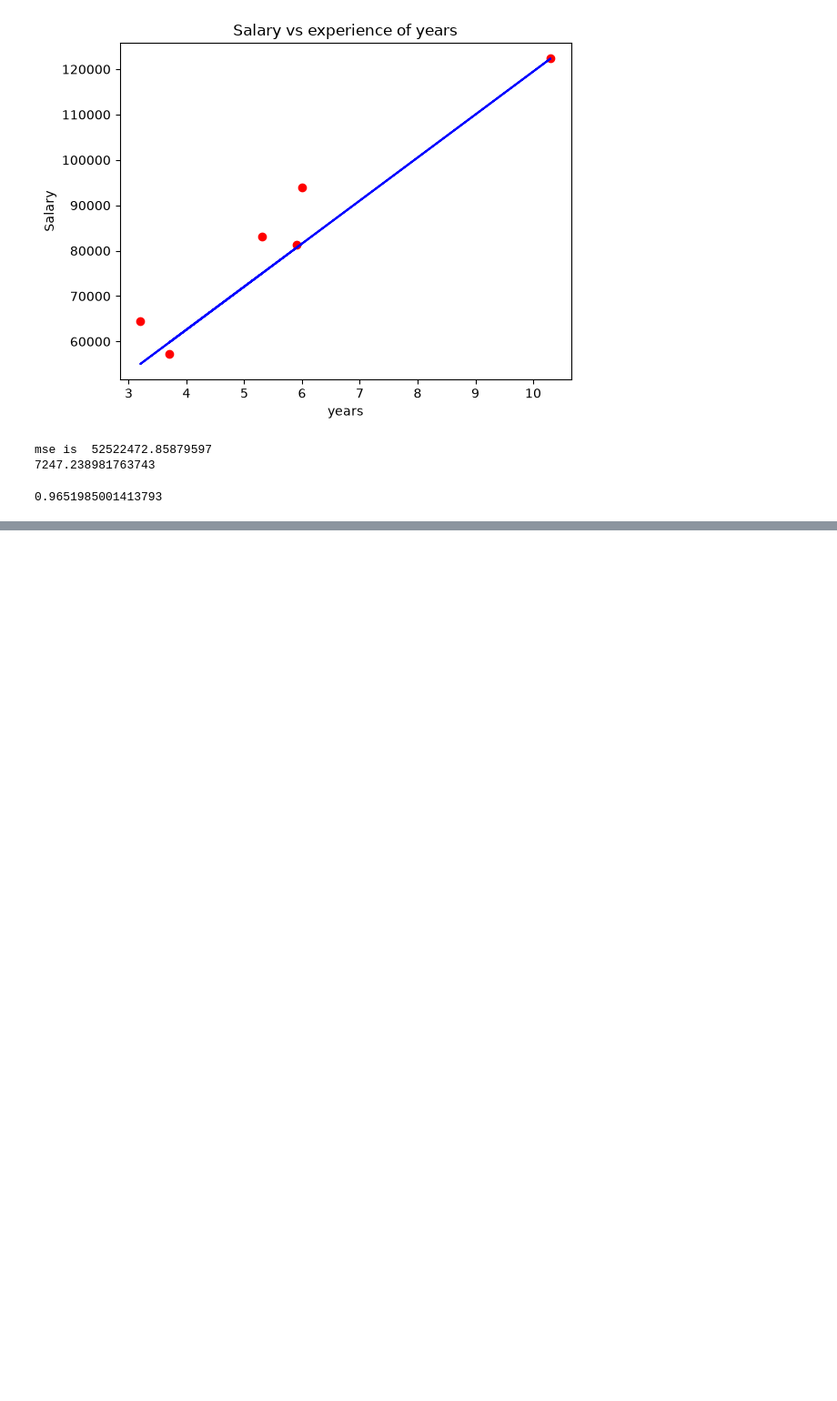
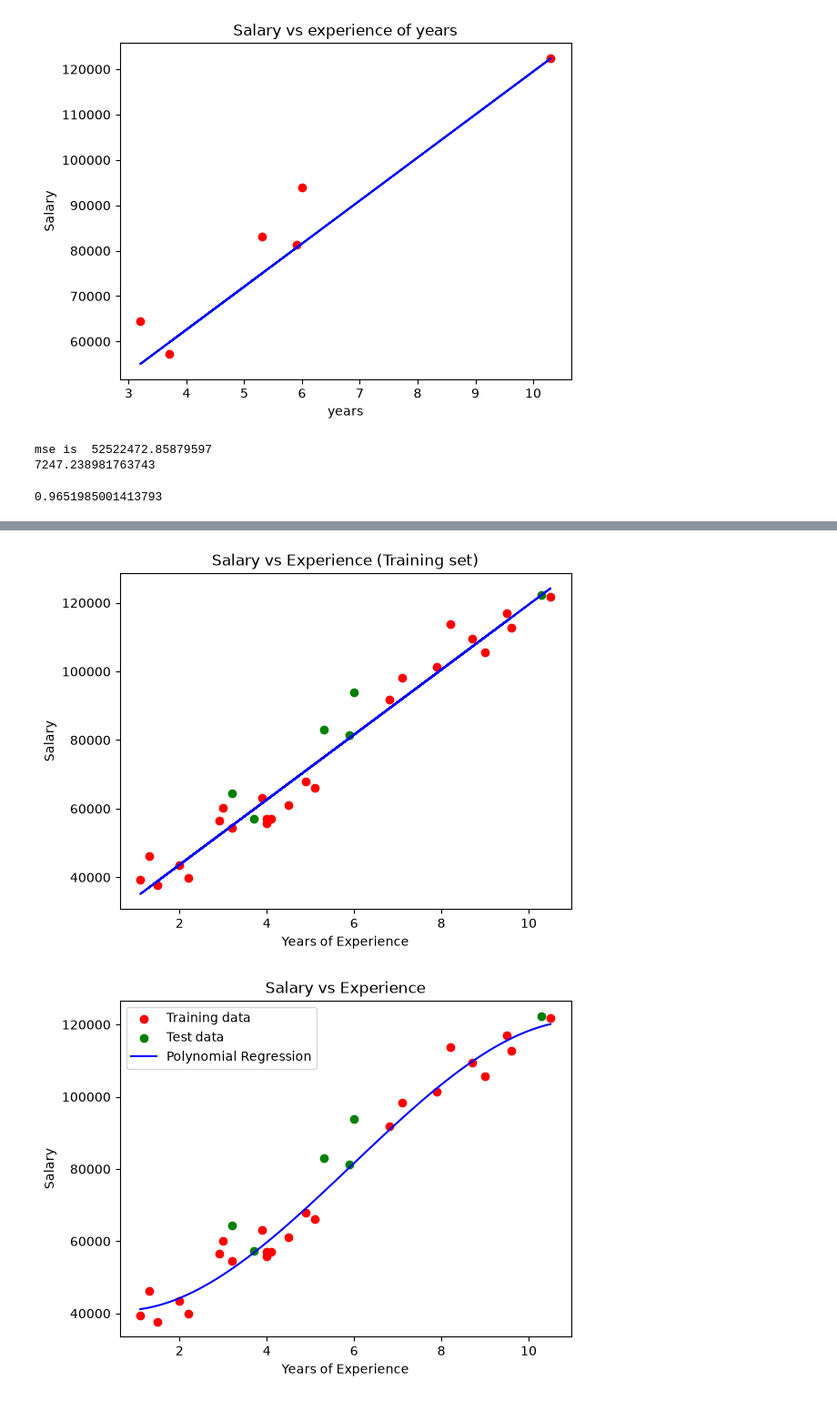
Before and after one commit to hebakhattabGIS/CA_AIS2_G1_Ml, a Jupyter notebook: src/ML/session3-12926/WS_linear_regression.ipynb, the cells around one changed output, grey strips where cells are left out. Shown at 91% size. Saved outputs shown, nothing was run; the diff lists cells and outputs as text; code cells hidden in the pictures; blank space fills up the shorter version.

Commit message:
poly model

```diff
--- a/src/ML/session3-12926/WS_linear_regression.ipynb
+++ b/src/ML/session3-12926/WS_linear_regression.ipynb
@@ -104,2 +104,44 @@ print(y_pred)
+# %%
+from sklearn.preprocessing import PolynomialFeatures
+#polynomial regression
+poly = PolynomialFeatures(degree = 3)
+x_poly_train = poly.fit_transform(x_train)
+x_poly_test = poly.transform(x_test)
+poly_model = LinearRegression()
+poly_model.fit(x_poly_train, y_train)
+poly_model.coef_ #w
+poly_model.intercept_ #b
+
+Y_poly_pred_train = poly_model.predict(x_poly_train)
+y_poly_pred_test = poly_model.predict(x_poly_test)
+# %%
+X_range = np.linspace(x.min(), x.max(), 100).reshape(-1, 1)
+X_range_poly = poly.transform(X_range)
+y_range_pred = poly_model.predict(X_range_poly)
+# %%
+
+my_model = LinearRegression()
+my_model.fit(x_train,y_train)
+#%%
+plt.scatter(x_train, y_train, color = 'red')
+plt.scatter(x_test, y_test, color='green', label='Test data')
+plt.plot(x_train, my_model.predict(x_train), color = 'blue')
+plt.title('Salary vs Experience (Training set)')
+plt.xlabel('Years of Experience')
+plt.ylabel('Salary')
+plt.show()
+
+
+plt.scatter(x_train, y_train, color='red', label='Training data')
+plt.scatter(x_test, y_test, color='green', label='Test data')
+plt.plot(X_range, y_range_pred, color='blue', label='Polynomial Regression')
+plt.title('Salary vs Experience')
+plt.xlabel('Years of Experience')
+plt.ylabel('Salary')
+plt.legend()
+plt.show()
+# %% [output]
+[figure, added]
+[figure, added]
 # %%
 #!pip install tkintertable
```
Also changed, not shown: parts of 3 cells of this notebook, 3 other files.
